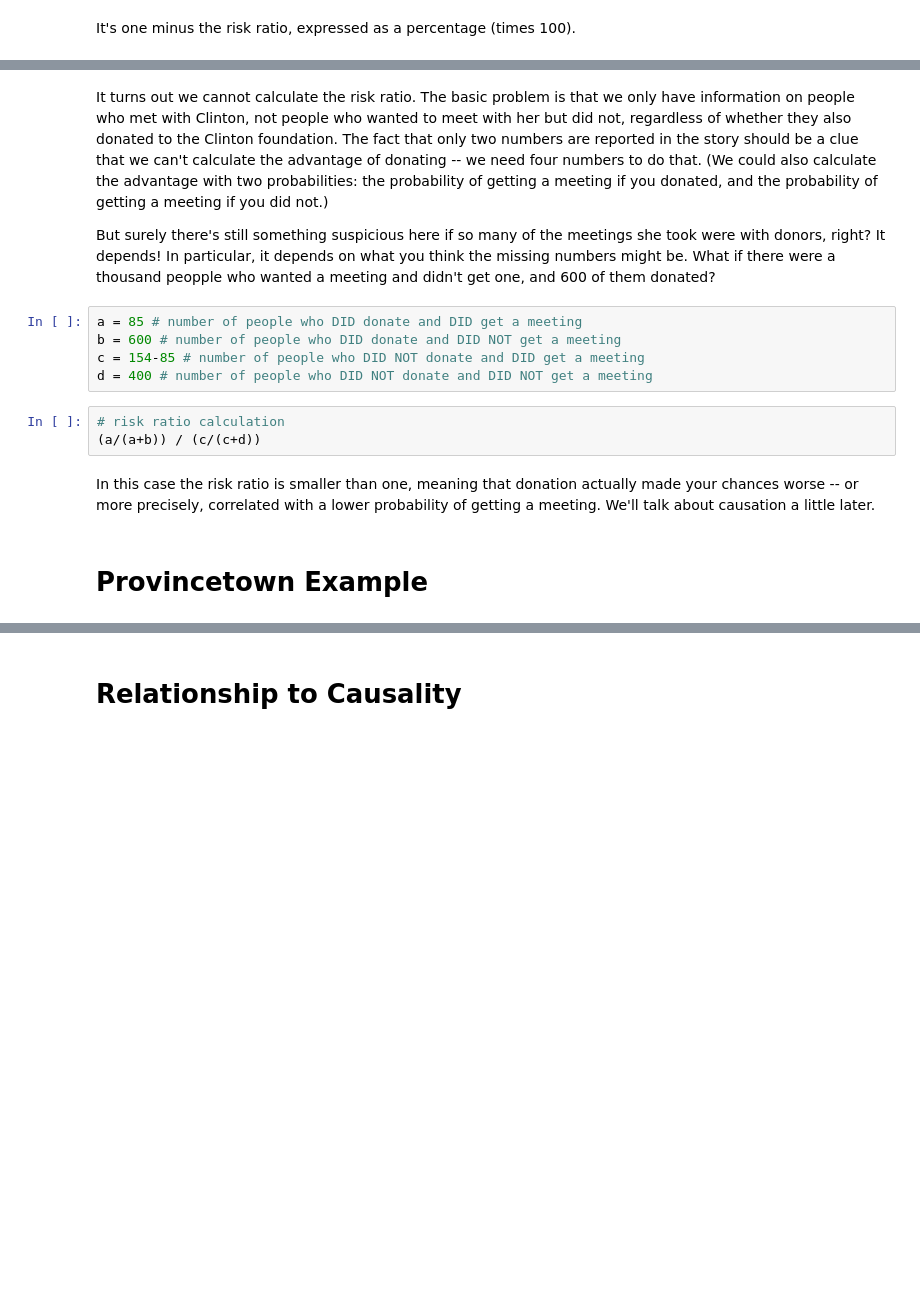
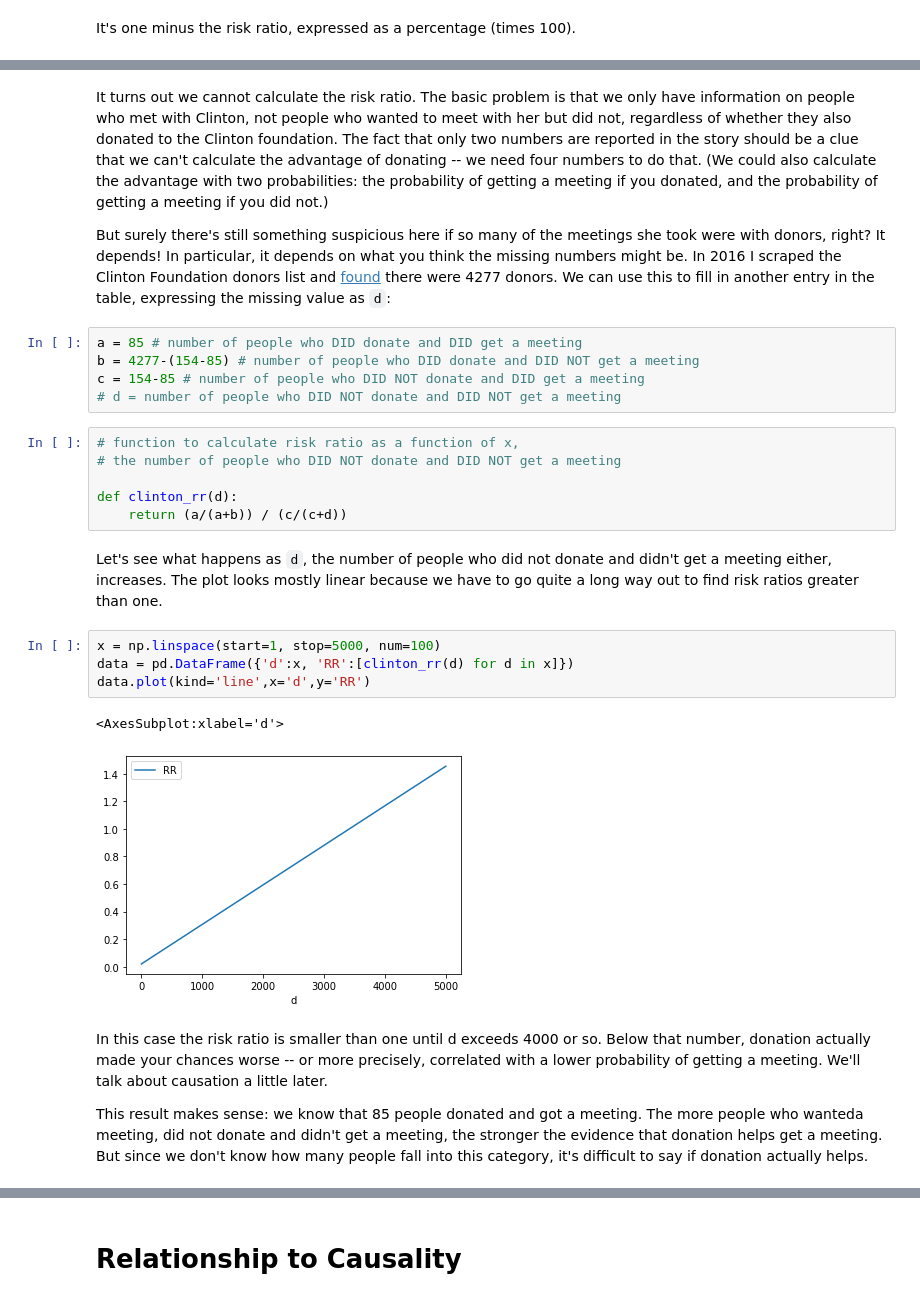
Before and after one commit to jstray/risk-ratios, a Jupyter notebook: risk-ratios.ipynb, the cells around one changed output, grey strips where cells are left out. Cells and saved outputs as stored; diff of their text form; blank space fills up the shorter version.

```diff
--- a/risk-ratios.ipynb
+++ b/risk-ratios.ipynb
@@ -116,16 +153,28 @@ SyntaxError: invalid syntax (<ipython-input-9-637cf19d54e2>, line 2)
 # %% [markdown]
 It turns out we cannot calculate the risk ratio. The basic problem is that we only have information on people who met with Clinton, not people who wanted to meet with her but did not, regardless of whether they also donated to the Clinton foundation. The fact that only two numbers are reported in the story should be a clue that we can't calculate the advantage of donating -- we need four numbers to do that. (We could also calculate the advantage with two probabilities: the probability of getting a meeting if you donated, and the probability of getting a meeting if you did not.)
 
-But surely there's still something suspicious here if so many of the meetings she took were with donors, right? It depends! In particular, it depends on what you think the missing numbers might be. What if there were a thousand peopple who wanted a meeting and didn't get one, and 600 of them donated?
+But surely there's still something suspicious here if so many of the meetings she took were with donors, right? It depends! In particular, it depends on what you think the missing numbers might be. In 2016 I scraped the Clinton Foundation donors list and [found](http://jonathanstray.com/what-data-cant-tell-us-about-buying-politicians) there were 4277 donors. We can use this to fill in another entry in the table, expressing the missing value as `d`:
 # %%
 a = 85 # number of people who DID donate and DID get a meeting
-b = 600 # number of people who DID donate and DID NOT get a meeting
+b = 4277-(154-85) # number of people who DID donate and DID NOT get a meeting
 c = 154-85 # number of people who DID NOT donate and DID get a meeting
-d = 400 # number of people who DID NOT donate and DID NOT get a meeting
+# d = number of people who DID NOT donate and DID NOT get a meeting
-# %%
-# risk ratio calculation
-(a/(a+b)) / (c/(c+d))
+# %%
+# function to calculate risk ratio as a function of x,
+# the number of people who DID NOT donate and DID NOT get a meeting
+
+def clinton_rr(d):
+    return (a/(a+b)) / (c/(c+d))
+# %% [markdown]
+Let's see what happens as `d`, the number of people who did not donate and didn't get a meeting either, increases. The plot looks mostly linear because we have to go quite a long way out to find risk ratios greater than one.
+# %%
+x = np.linspace(start=1, stop=5000, num=100)
+data = pd.DataFrame({'d':x, 'RR':[clinton_rr(d) for d in x]})
+data.plot(kind='line',x='d',y='RR')
+# %% [output]
+<AxesSubplot:xlabel='d'>
+[figure, added]
 # %% [markdown]
-In this case the risk ratio is smaller than one, meaning that donation actually made your chances worse -- or more precisely, correlated with a lower probability of getting a meeting. We'll talk about causation a little later.
+In this case the risk ratio is smaller than one until d exceeds 4000 or so. Below that number, donation actually made your chances worse -- or more precisely, correlated with a lower probability of getting a meeting. We'll talk about causation a little later.
+
+This result makes sense: we know that 85 people donated and got a meeting. The more people who wanteda meeting, did not donate and didn't get a meeting, the stronger the evidence that donation helps get a meeting. But since we don't know how many people fall into this category, it's difficult to say if donation actually helps.
-# %% [markdown]
-# Provincetown Example
```
Also changed, not shown: parts of 17 cells of this notebook, 2 other files.
